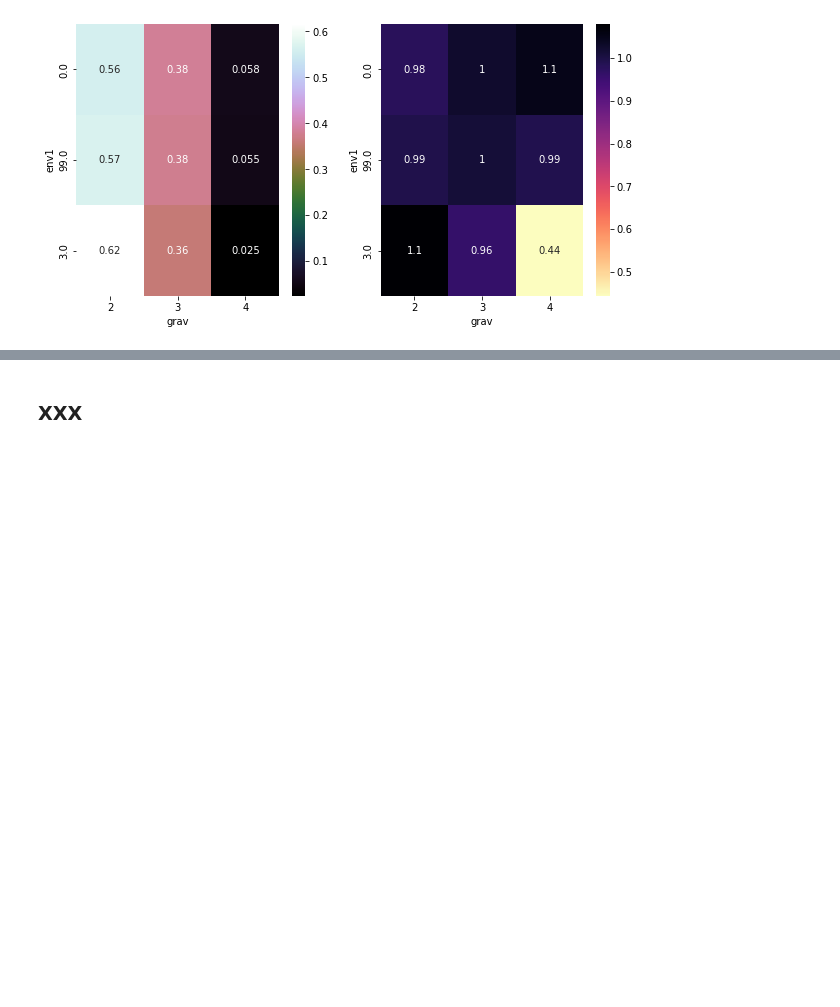
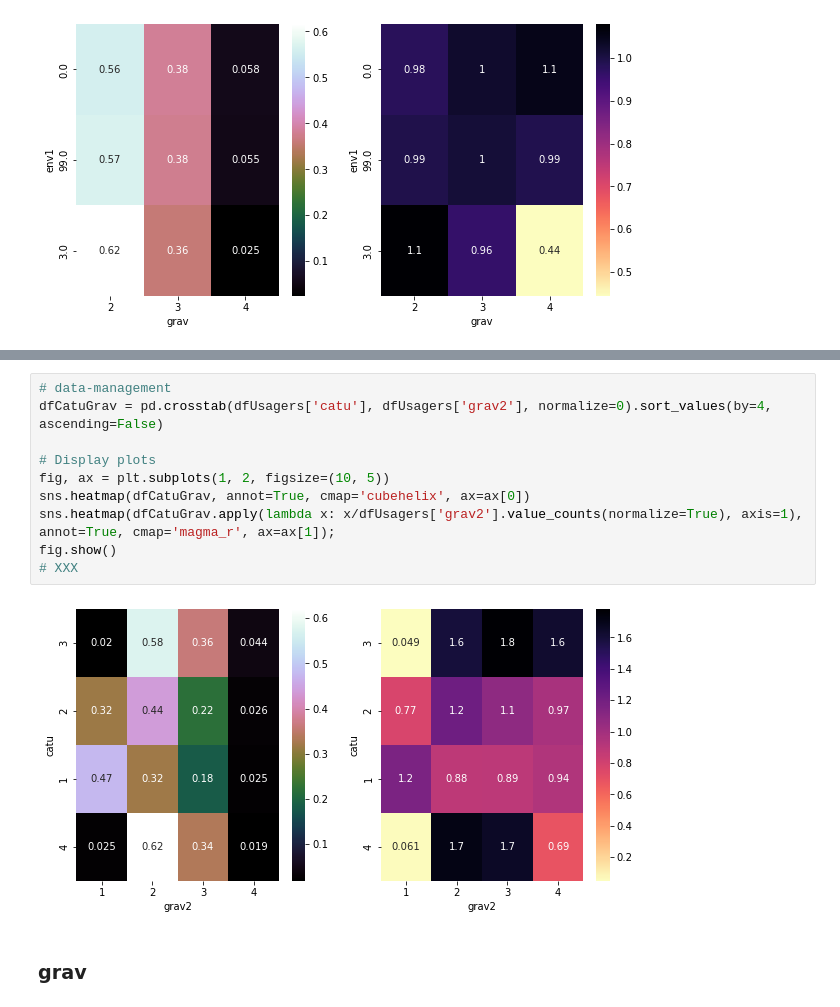
Before and after one commit to YacineHajjiDataScientist/20220814_dsProject, a Jupyter notebook: 20220821_projectDS.ipynb, the cells around one changed output, grey strips where cells are left out. Saved outputs shown, nothing was run; the diff lists cells and outputs as text; blank space fills up the shorter version.

```diff
--- a/20220821_projectDS.ipynb
+++ b/20220821_projectDS.ipynb
@@ -1323,2 +1379,14 @@ fig.show()
+# %%
+# data-management
+dfCatuGrav = pd.crosstab(dfUsagers['catu'], dfUsagers['grav2'], normalize=0).sort_values(by=4, ascending=False)
+
+# Display plots
+fig, ax = plt.subplots(1, 2, figsize=(10, 5))
+sns.heatmap(dfCatuGrav, annot=True, cmap='cubehelix', ax=ax[0])
+sns.heatmap(dfCatuGrav.apply(lambda x: x/dfUsagers['grav2'].value_counts(normalize=True), axis=1), annot=True, cmap='magma_r', ax=ax[1]);
+fig.show()
+# XXX
+# %% [output]
+[figure, added]
 # %% [markdown]
-### XXX
+### grav
```
Also changed, not shown: parts of 37 cells of this notebook.
